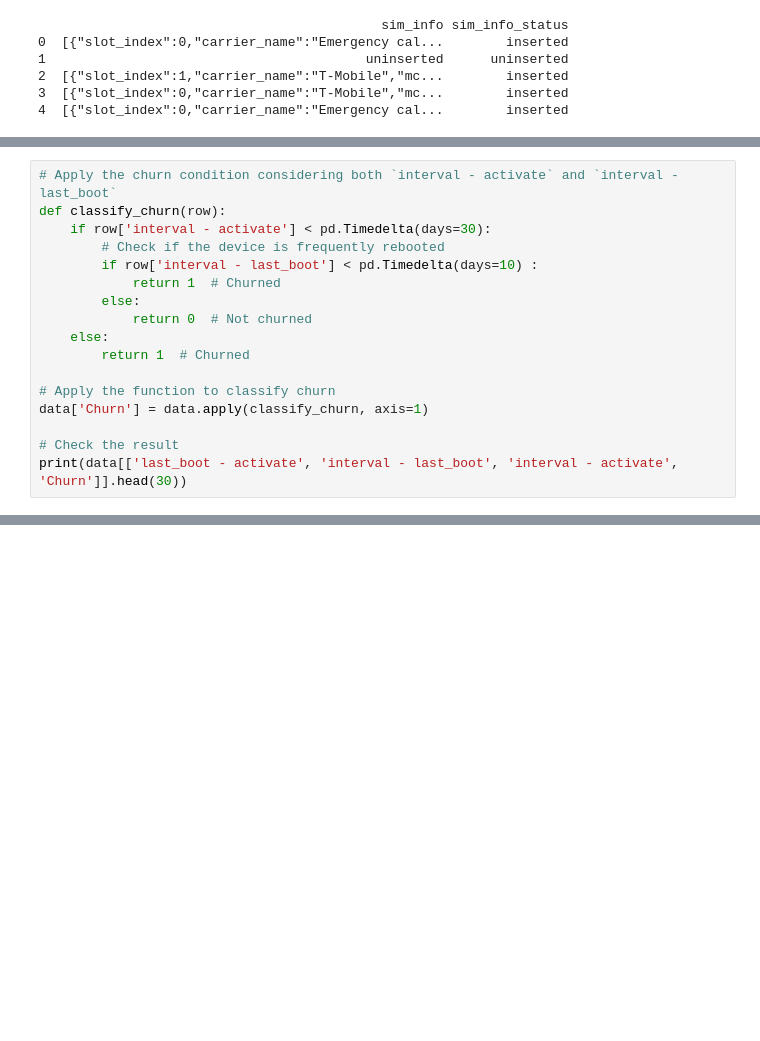
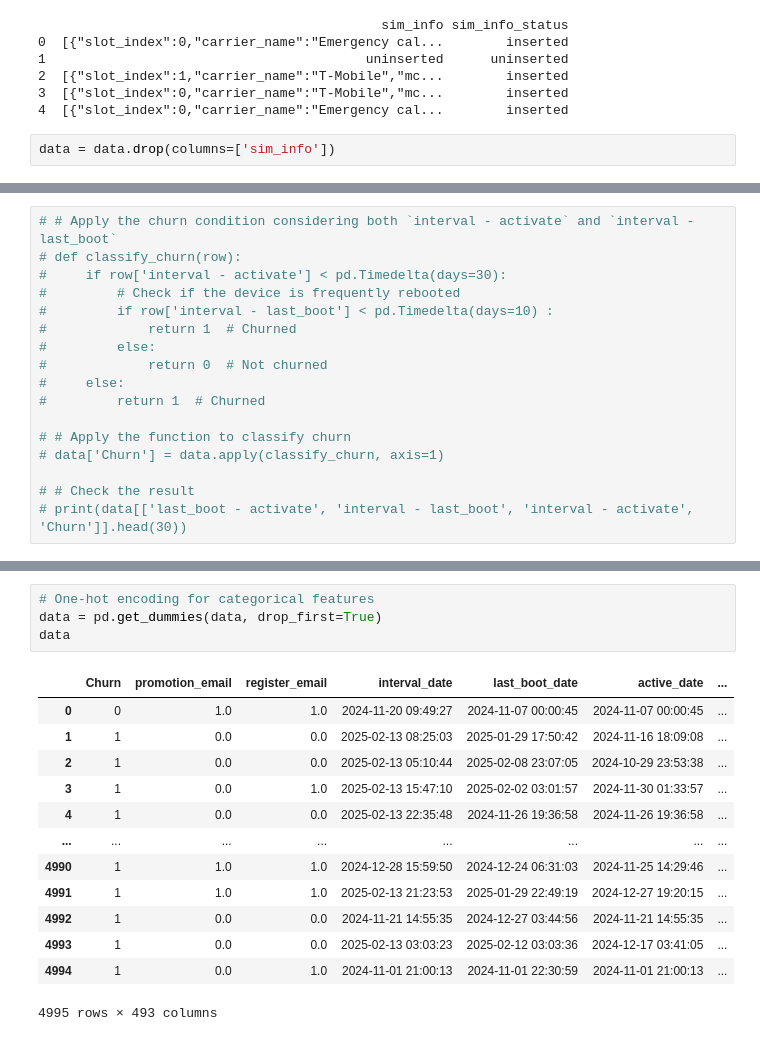
Before and after one commit to ACarrig/NUUMobile1, a Jupyter notebook: backend/model_building/data_preprocessing.ipynb, the cells around one changed output, grey strips where cells are left out. Cells and saved outputs as stored; diff of their text form; blank space fills up the shorter version.

```diff
--- a/backend/model_building/data_preprocessing.ipynb
+++ b/backend/model_building/data_preprocessing.ipynb
@@ -138,3 +138,5 @@ print(data[['sim_info', 'sim_info_status']].head())
 2  [{"slot_index":1,"carrier_name":"T-Mobile","mc...        inserted
 3  [{"slot_index":0,"carrier_name":"T-Mobile","mc...        inserted
 4  [{"slot_index":0,"carrier_name":"Emergency cal...        inserted
+# %%
+data = data.drop(columns=['sim_info'])
@@ -165,17 +172,17 @@ print(data[['last_boot - activate', 'interval - last_boot', 'interval - activate
 # %%
-# Apply the churn condition considering both `interval - activate` and `interval - last_boot`
-def classify_churn(row):
-    if row['interval - activate'] < pd.Timedelta(days=30):
-        # Check if the device is frequently rebooted
-        if row['interval - last_boot'] < pd.Timedelta(days=10) :
-            return 1  # Churned
-        else:
-            return 0  # Not churned
-    else:
-        return 1  # Churned
+# # Apply the churn condition considering both `interval - activate` and `interval - last_boot`
+# def classify_churn(row):
+#     if row['interval - activate'] < pd.Timedelta(days=30):
+#         # Check if the device is frequently rebooted
+#         if row['interval - last_boot'] < pd.Timedelta(days=10) :
+#             return 1  # Churned
+#         else:
+#             return 0  # Not churned
+#     else:
+#         return 1  # Churned
 
-# Apply the function to classify churn
-data['Churn'] = data.apply(classify_churn, axis=1)
+# # Apply the function to classify churn
+# data['Churn'] = data.apply(classify_churn, axis=1)
 
-# Check the result
-print(data[['last_boot - activate', 'interval - last_boot', 'interval - activate', 'Churn']].head(30))
+# # Check the result
+# print(data[['last_boot - activate', 'interval - last_boot', 'interval - activate', 'Churn']].head(30))
@@ -199,0 +189,18 @@ print(data[['last_boot - activate', 'interval - last_boot', 'interval - activate
+# %%
+# One-hot encoding for categorical features
+data = pd.get_dummies(data, drop_first=True)
+data
+# %% [output]
+|  | Churn | promotion_email | register_email | interval_date | last_boot_date | active_date | ... |
+| 0 | 0 | 1.0 | 1.0 | 2024-11-20 09:49:27 | 2024-11-07 00:00:45 | 2024-11-07 00:00:45 | ... |
+| 1 | 1 | 0.0 | 0.0 | 2025-02-13 08:25:03 | 2025-01-29 17:50:42 | 2024-11-16 18:09:08 | ... |
+| 2 | 1 | 0.0 | 0.0 | 2025-02-13 05:10:44 | 2025-02-08 23:07:05 | 2024-10-29 23:53:38 | ... |
+| 3 | 1 | 0.0 | 1.0 | 2025-02-13 15:47:10 | 2025-02-02 03:01:57 | 2024-11-30 01:33:57 | ... |
+| 4 | 1 | 0.0 | 0.0 | 2025-02-13 22:35:48 | 2024-11-26 19:36:58 | 2024-11-26 19:36:58 | ... |
+| ... | ... | ... | ... | ... | ... | ... | ... |
+| 4990 | 1 | 1.0 | 1.0 | 2024-12-28 15:59:50 | 2024-12-24 06:31:03 | 2024-11-25 14:29:46 | ... |
+| 4991 | 1 | 1.0 | 1.0 | 2025-02-13 21:23:53 | 2025-01-29 22:49:19 | 2024-12-27 19:20:15 | ... |
+| 4992 | 1 | 0.0 | 0.0 | 2024-11-21 14:55:35 | 2024-12-27 03:44:56 | 2024-11-21 14:55:35 | ... |
+| 4993 | 1 | 0.0 | 0.0 | 2025-02-13 03:03:23 | 2025-02-12 03:03:36 | 2024-12-17 03:41:05 | ... |
+| 4994 | 1 | 0.0 | 1.0 | 2024-11-01 21:00:13 | 2024-11-01 22:30:59 | 2024-11-01 21:00:13 | ... |
+4995 rows × 493 columns
```
Also changed, not shown: parts of 3 cells of this notebook.
